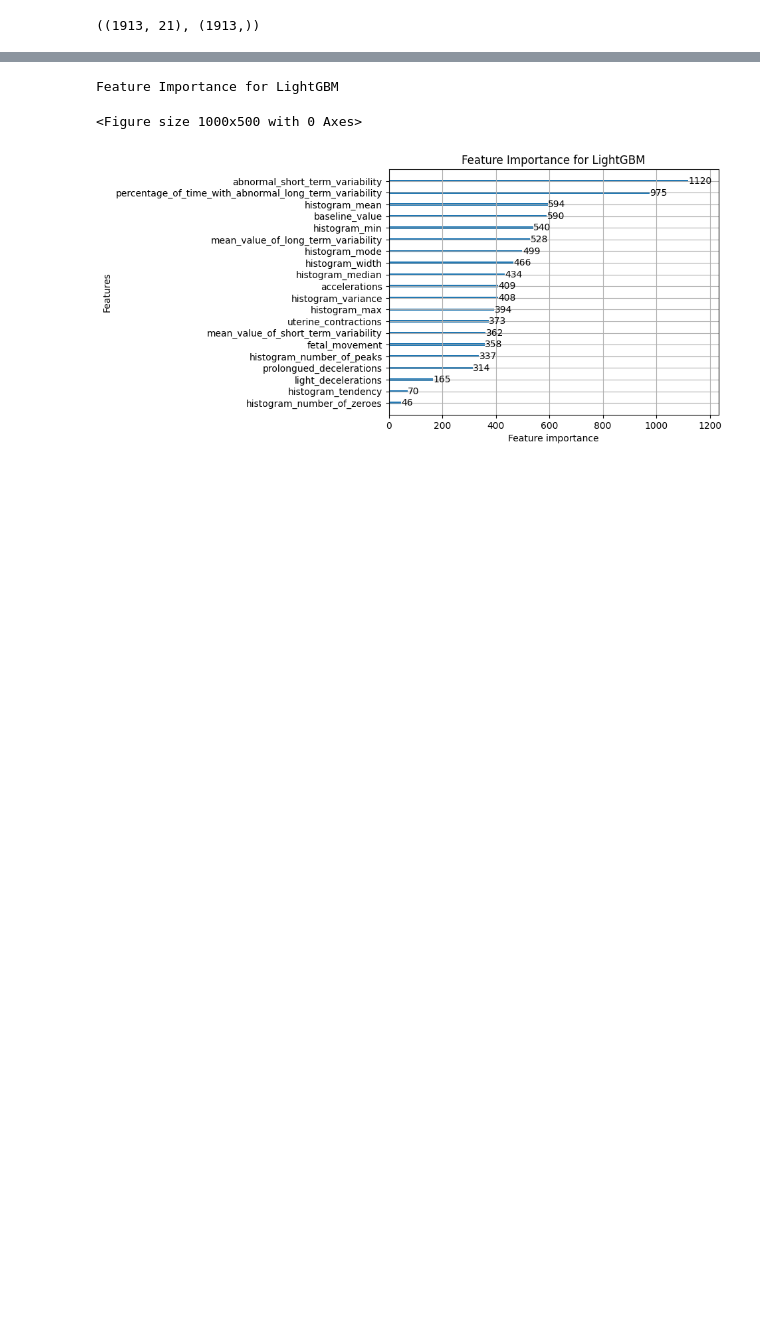
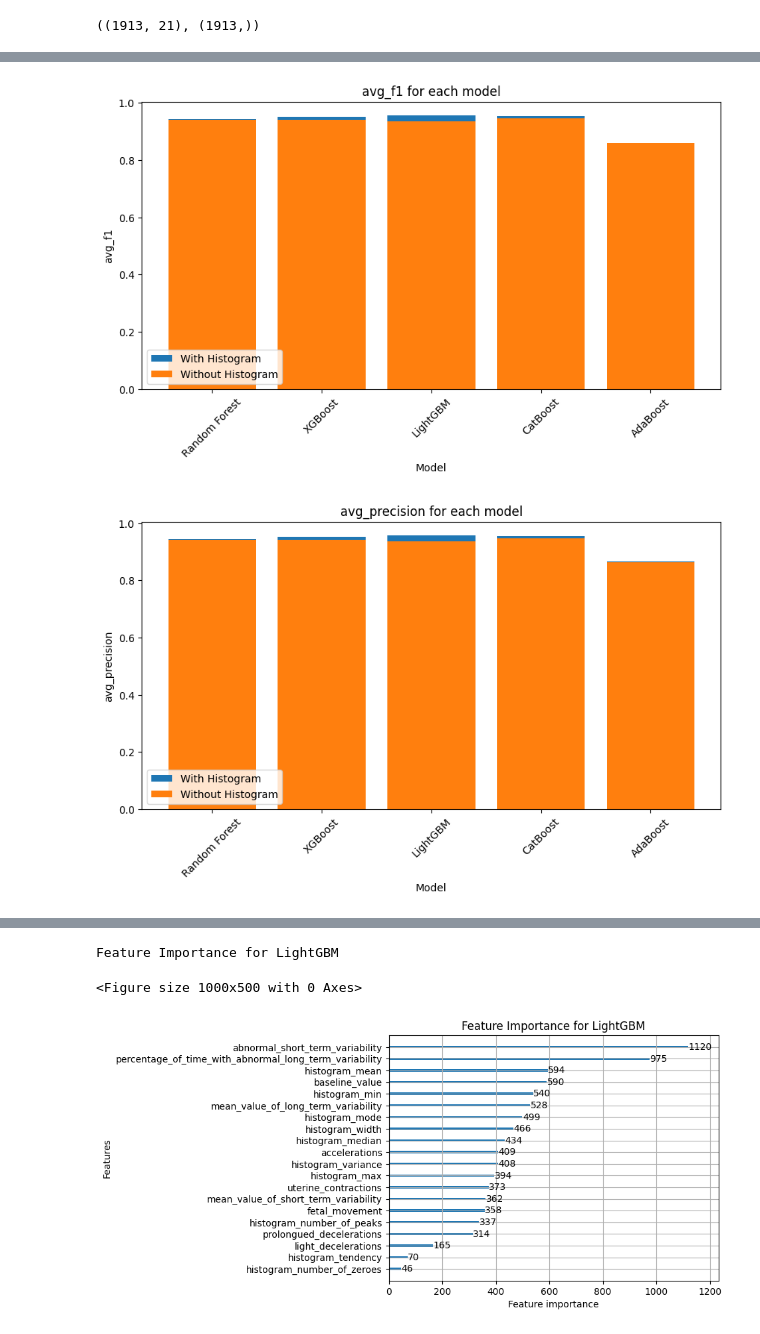
Before and after one commit to arthurcbaia/MC906, a Jupyter notebook: model_training.ipynb, the cells around one changed output, grey strips where cells are left out. Saved outputs shown, nothing was run; the diff lists cells and outputs as text; code cells hidden in the pictures; blank space fills up the shorter version.

```diff
--- a/model_training.ipynb
+++ b/model_training.ipynb
@@ -55,6 +99,11 @@ x_train = train.drop("fetal_health", axis=1)
 y_train = train["fetal_health"]
 
 y_train = LabelEncoder().fit_transform(y_train)
+# %%
+x_train_without_hist = train_without_hist.drop("fetal_health", axis=1)
+y_train_without_hist = train_without_hist["fetal_health"]
+
+y_train_without_hist = LabelEncoder().fit_transform(y_train_without_hist)
 # %%
 x_train.shape, y_train.shape
 # %% [output]
@@ -142,7 +260,5 @@ Average Metrics: 0.878516801956097
 # %%
 # plot all results in a graph for each metric
-
-
 def plot_results(results, metric):
     plt.figure(figsize=(10, 5))
     # line plot
@@ -159,10 +275,3 @@ def plot_results(results, metric):
     plt.xticks(rotation=45)
 
     plt.show()
-
-
-for metric in ["avg_f1", "avg_precision", "avg_recall", "avg_balanced_accuracy"]:
-
-    plot_results(dict_of_results, metric)
-
-# save the best model
@@ -173,0 +301,30 @@ for metric in ["avg_f1", "avg_precision", "avg_recall", "avg_balanced_accuracy"]
+# %%
+# compare results with and without histogram
+
+for metric in ["avg_f1", "avg_precision", "avg_recall", "avg_balanced_accuracy"]:
+    plt.figure(figsize=(10, 5))
+    # line plot
+    plt.bar(
+        list(dict_of_results.keys()),
+        [dict_of_results[model][metric] for model in dict_of_results.keys()],
+        label="With Histogram",
+    )
+
+    plt.bar(
+        list(dict_of_results_without_histogram.keys()),
+        [dict_of_results_without_histogram[model][metric]
+            for model in dict_of_results_without_histogram.keys()],
+        label="Without Histogram",
+    )
+
+    plt.title(f"{metric} for each model")
+    plt.xlabel("Model")
+    plt.ylabel(metric)
+    plt.legend()
+    plt.xticks(rotation=45)
+
+    plt.legend(loc="lower left")
+    plt.show()
+# %% [output]
+[figure, added]
+[figure, added]
```
Also changed, not shown: parts of 17 cells of this notebook.
